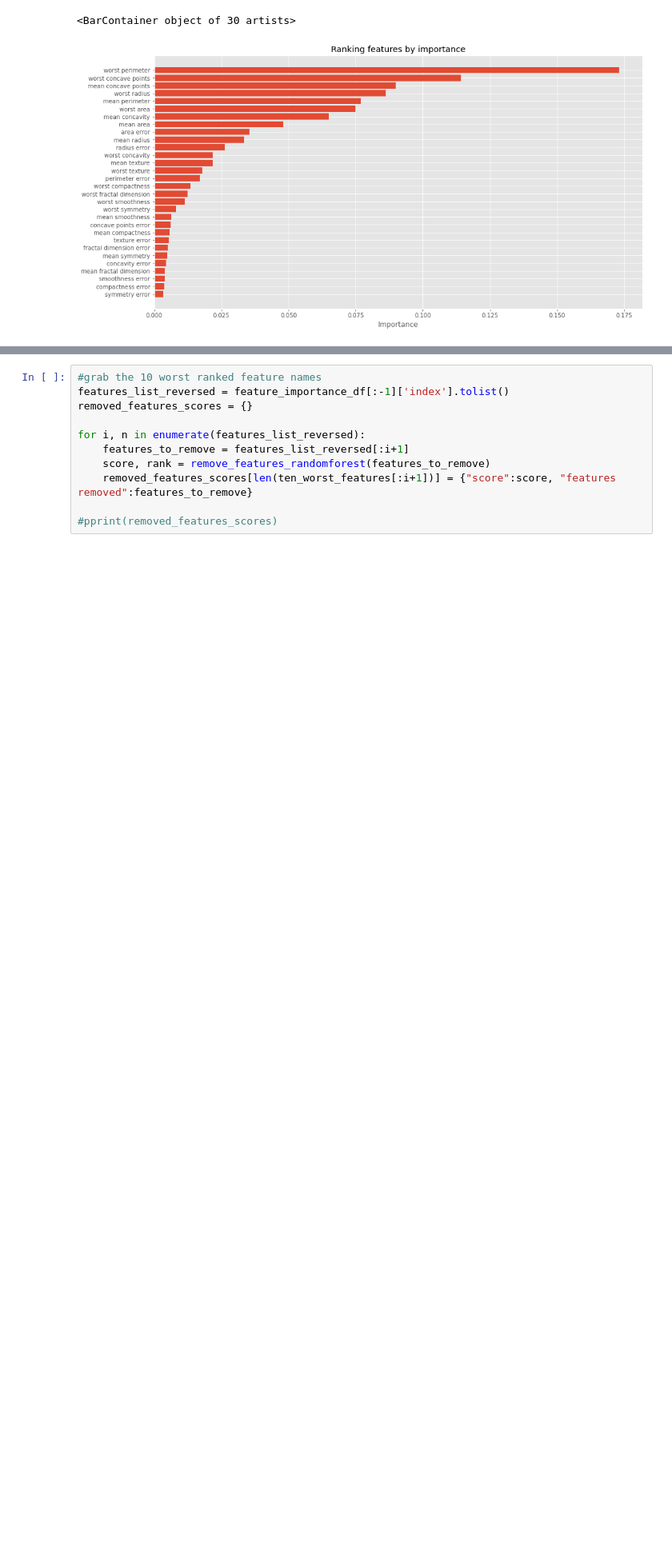
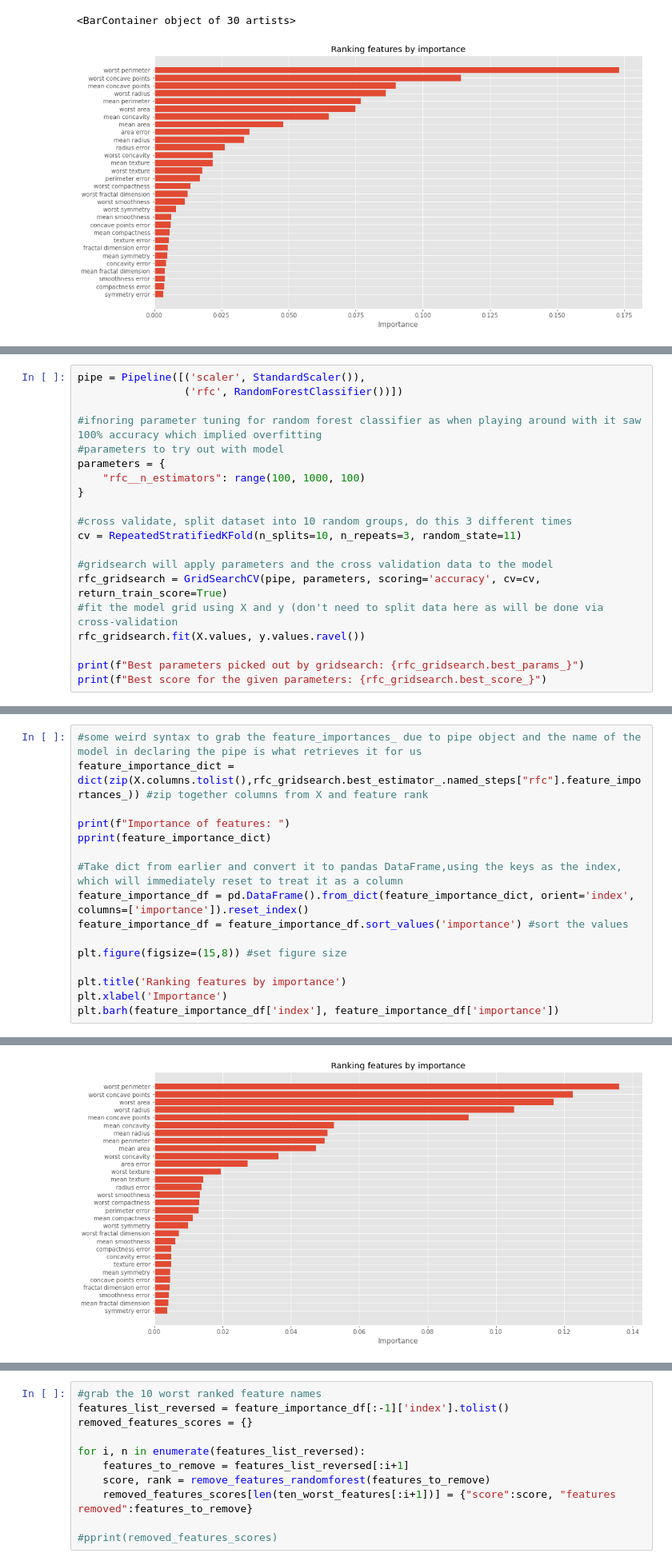
Before and after one commit to itskeithstudent/Machine-Learning-and-Statistics-Assessment, a Jupyter notebook: scikit-learn.ipynb, the cells around one changed output, grey strips where cells are left out. Shown at 80% size. Cells and saved outputs as stored; diff of their text form; blank space fills up the shorter version.

Commit message:
Add cross-validation to hypertune parameters and feature selection

```diff
--- a/scikit-learn.ipynb
+++ b/scikit-learn.ipynb
@@ -948,0 +952,20 @@ plt.barh(feature_importance_df['index'], feature_importance_df['importance'])
+# %%
+pipe = Pipeline([('scaler', StandardScaler()),
+                 ('rfc', RandomForestClassifier())])
+
+#ifnoring parameter tuning for random forest classifier as when playing around with it saw 100% accuracy which implied overfitting
+#parameters to try out with model
+parameters = {
+    "rfc__n_estimators": range(100, 1000, 100)
+}
+
+#cross validate, split dataset into 10 random groups, do this 3 different times
+cv = RepeatedStratifiedKFold(n_splits=10, n_repeats=3, random_state=11)
+
+#gridsearch will apply parameters and the cross validation data to the model
+rfc_gridsearch = GridSearchCV(pipe, parameters, scoring='accuracy', cv=cv, return_train_score=True)
+#fit the model grid using X and y (don't need to split data here as will be done via cross-validation
+rfc_gridsearch.fit(X.values, y.values.ravel())
+
+print(f"Best parameters picked out by gridsearch: {rfc_gridsearch.best_params_}")
+print(f"Best score for the given parameters: {rfc_gridsearch.best_score_}")
@@ -948,0 +975,17 @@ plt.barh(feature_importance_df['index'], feature_importance_df['importance'])
+# %%
+#some weird syntax to grab the feature_importances_ due to pipe object and the name of the model in declaring the pipe is what retrieves it for us
+feature_importance_dict = dict(zip(X.columns.tolist(),rfc_gridsearch.best_estimator_.named_steps["rfc"].feature_importances_)) #zip together columns from X and feature rank
+
+print(f"Importance of features: ")
+pprint(feature_importance_dict)
+
+#Take dict from earlier and convert it to pandas DataFrame,using the keys as the index, which will immediately reset to treat it as a column
+feature_importance_df = pd.DataFrame().from_dict(feature_importance_dict, orient='index', columns=['importance']).reset_index()
+feature_importance_df = feature_importance_df.sort_values('importance') #sort the values
+
+plt.figure(figsize=(15,8)) #set figure size
+
+plt.title('Ranking features by importance')
+plt.xlabel('Importance')
+plt.barh(feature_importance_df['index'], feature_importance_df['importance'])
+# %% [output]
@@ -949,2 +1010,3 @@ plt.barh(feature_importance_df['index'], feature_importance_df['importance'])
+[figure, added]
 # %% [markdown]
 ## Analysing the ranked features
```
Also changed, not shown: parts of 17 cells of this notebook.
